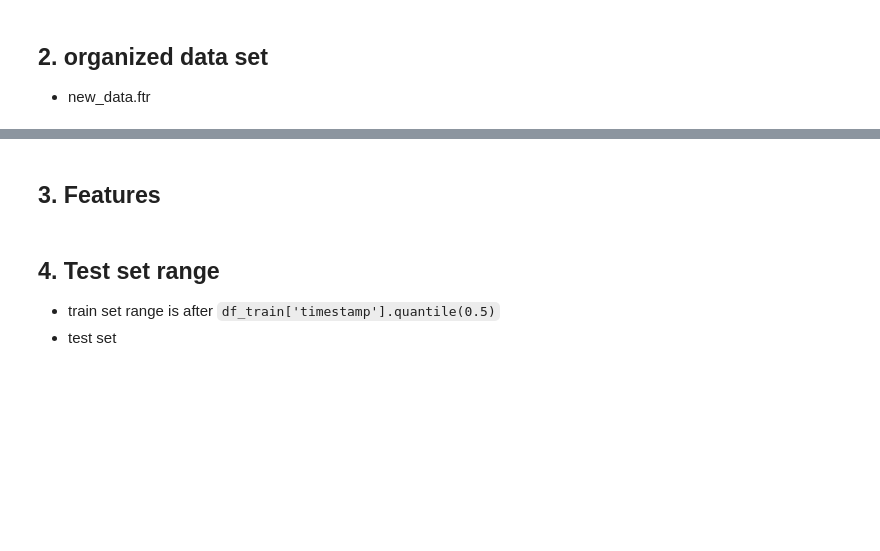
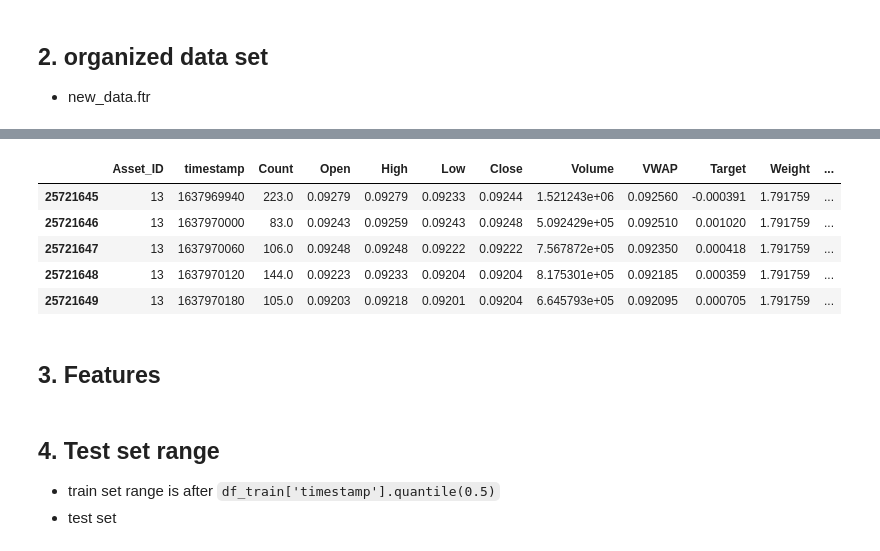
Before and after one commit to 123mitnik/Crypto_Forecasting_kaggle, a Jupyter notebook: crypto-xgb-cv.ipynb, the cells around one changed output, grey strips where cells are left out. Saved outputs shown, nothing was run; the diff lists cells and outputs as text; code cells hidden in the pictures; blank space fills up the shorter version.

```diff
--- a/crypto-xgb-cv.ipynb
+++ b/crypto-xgb-cv.ipynb
@@ -31,2 +43,34 @@ df_train.head()
+# %%
+import talib as ta
+import numpy as np
+
+df_train.set_index(['timestamp','Asset_ID'],inplace=True)
+def beta(df, window=60):
+    b = (ta.MULT(df.Mkt_lrt_15,df.lr_15).rolling(window).mean())/(ta.MULT(df.Mkt_lrt_15,df.Mkt_lrt_15).rolling(window).mean())
+    return b
+
+def lr_mkt_resid(df):
+    return ta.SUB(df.lr_15, ta.MULT(df.beta, df.Mkt_lrt_15))
+
+##make beta
+ddd = df_train.groupby("Asset_ID").apply(lambda x: beta(x)).rename("beta").to_frame().reset_index(0,drop=True)
+ddd=ddd.replace([np.nan,np.inf,-np.inf], 0)
+df_train= df_train.merge(ddd, on =['Asset_ID','timestamp'],how='left')
+
+##make lr_mkt_resid
+df_train['lr_mkt_resid'] = lr_mkt_resid(df_train)
+
+del ddd
+gc.collect()
+
+df_train.reset_index(inplace=True)
+df_train.tail()
+# %% [output]
+|  | Asset_ID | timestamp | Count | Open | High | Low | Close | Volume | VWAP | Target | Weight | ... |
+| 25721645 | 13 | 1637969940 | 223.0 | 0.09279 | 0.09279 | 0.09233 | 0.09244 | 1.521243e+06 | 0.092560 | -0.000391 | 1.791759 | ... |
+| 25721646 | 13 | 1637970000 | 83.0 | 0.09243 | 0.09259 | 0.09243 | 0.09248 | 5.092429e+05 | 0.092510 | 0.001020 | 1.791759 | ... |
+| 25721647 | 13 | 1637970060 | 106.0 | 0.09248 | 0.09248 | 0.09222 | 0.09222 | 7.567872e+05 | 0.092350 | 0.000418 | 1.791759 | ... |
+| 25721648 | 13 | 1637970120 | 144.0 | 0.09223 | 0.09233 | 0.09204 | 0.09204 | 8.175301e+05 | 0.092185 | 0.000359 | 1.791759 | ... |
+| 25721649 | 13 | 1637970180 | 105.0 | 0.09203 | 0.09218 | 0.09201 | 0.09204 | 6.645793e+05 | 0.092095 | 0.000705 | 1.791759 | ... |
 # %% [markdown]
 ## 3. Features
```
Also changed, not shown: parts of 12 cells of this notebook, 3 other files.
